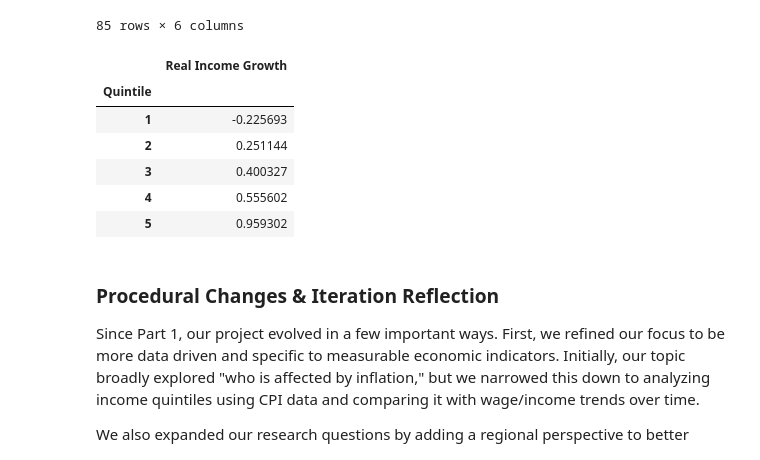
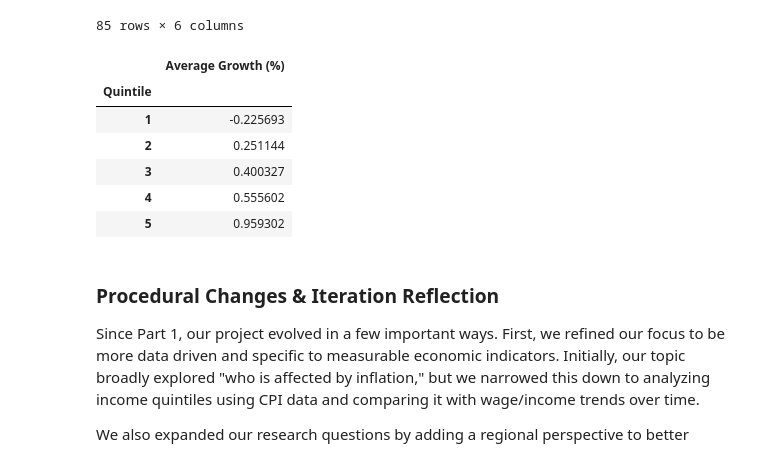
Before and after one commit to sanjur0211/Inflators, a Jupyter notebook: Project2.ipynb, the cells around one changed output. Drawn from its saved outputs; the diff is of its cells as text; code cells hidden in the pictures.

```diff
--- a/Project2.ipynb
+++ b/Project2.ipynb
@@ -166,10 +186,10 @@ joined_long
 | 84 | 2022 | 5 | 146.265167 | 277300 | 189587.176714 | -4.418753 |
 85 rows × 6 columns
 # %%
-avg_growth = joined_long.groupby('Quintile')['Real Income Growth'].mean()
+avg_growth = joined_long.groupby('Quintile')['Real Income Growth'].mean().rename('Average Growth (%)')
 pandas.DataFrame(avg_growth)
 # %% [output]
-|  | Real Income Growth |
+|  | Average Growth (%) |
 | Quintile |  |
 | 1 | -0.225693 |
 | 2 | 0.251144 |
```
Also changed, not shown: parts of 2 cells of this notebook.
